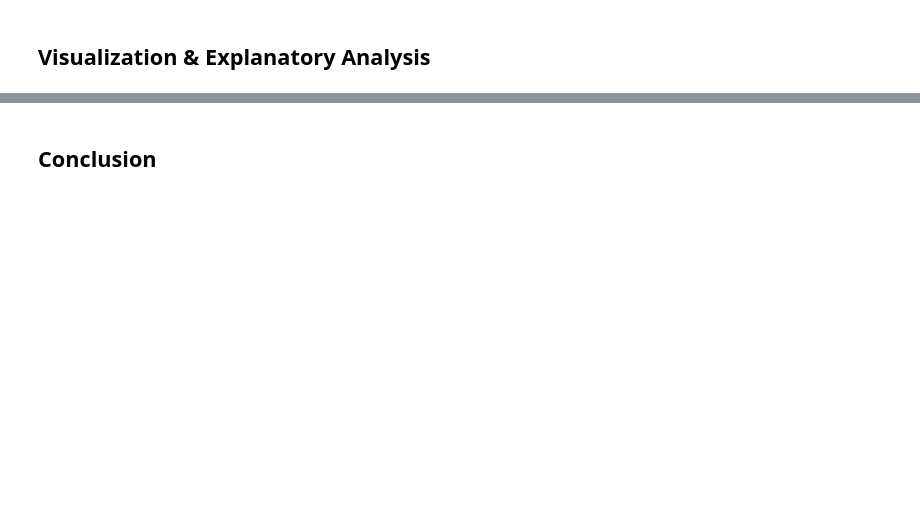
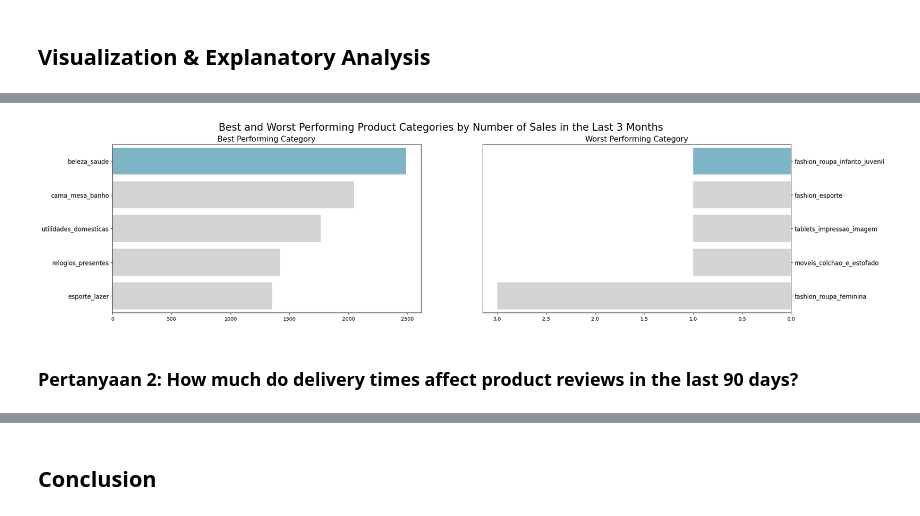
Before and after one commit to NathanAdhitya/dicoding-a555-final-project, a Jupyter notebook: notebook.ipynb, the cells around one changed output, grey strips where cells are left out. Drawn from its saved outputs; the diff is of its cells as text; code cells hidden in the pictures; blank space fills up the shorter version.

```diff
--- a/notebook.ipynb
+++ b/notebook.ipynb
@@ -91,3 +92,6 @@ order_reviews_df
 | 99222 | 1adeb9d84d72fe4e337617733eb85149 | 7725825d039fc1f0ceb7635e3f7d9206 | 4 | NaN | NaN | 2018-07-01 00:00:00 | ... |
 | 99223 | efe49f1d6f951dd88b51e6ccd4cc548f | 90531360ecb1eec2a1fbb265a0db0508 | 1 | NaN | meu produto chegou e ja tenho que... | 2017-07-03 00:00:00 | ... |
 99224 rows × 7 columns
+# %%
+order_items_df = pd.read_csv('dataset/order_items_dataset.csv')
+order_items_df
@@ -497,0 +763,6 @@ orders_df.describe(include='all')
+# %%
+# Find date start range from the data
+last_purchase_date = orders_df.agg({'order_purchase_timestamp': 'max'})
+start_date_filter = last_purchase_date.iloc[0] - pd.Timedelta(days=90)
+
+start_date_filter
@@ -497,0 +771,3 @@ orders_df.describe(include='all')
+# %%
+orders_last_90d_df = complete_order_df[complete_order_df['order_purchase_timestamp'] > start_date_filter]
+orders_last_90d_df.head()
@@ -497,0 +782,10 @@ orders_df.describe(include='all')
+# %%
+sum_order_items_df = (orders_last_90d_df
+    .groupby('product_category_name')
+    .agg({
+        'product_id': 'count',
+    })
+    .rename(columns={'product_id': 'sold_count'})
+)
+sum_order_items_df.sort_values('sold_count', ascending=False, inplace=True)
+sum_order_items_df.head()
@@ -497,0 +810,25 @@ orders_df.describe(include='all')
+# %%
+fig, ax = plt.subplots(nrows=1, ncols=2, figsize=(24, 6))
+colors = ["#72BCD4", "#D3D3D3", "#D3D3D3", "#D3D3D3", "#D3D3D3"]
+
+sns.barplot(x="sold_count", y="product_category_name", hue="product_category_name", data=sum_order_items_df.head(5), palette=colors, ax=ax[0])
+ax[0].set_ylabel(None)
+ax[0].set_xlabel(None)
+ax[0].set_title("Best Performing Category", loc="center", fontsize=15)
+ax[0].tick_params(axis ='y', labelsize=12)
+
+sns.barplot(x="sold_count", y="product_category_name", hue="product_category_name", data=sum_order_items_df.tail(5)[::-1], palette=colors, ax=ax[1])
+ax[1].set_ylabel(None)
+ax[1].set_xlabel(None)
+ax[1].invert_xaxis()
+ax[1].yaxis.set_label_position("right")
+ax[1].yaxis.tick_right()
+ax[1].set_title("Worst Performing Category", loc="center", fontsize=15)
+ax[1].tick_params(axis='y', labelsize=12)
+
+plt.suptitle("Best and Worst Performing Product Categories by Number of Sales in the Last 3 Months", fontsize=20)
+plt.show()
+# %% [output]
+[figure, added]
+# %% [markdown]
+### Pertanyaan 2: How much do delivery times affect product reviews in the last 90 days?
```
Also changed, not shown: parts of 72 cells of this notebook, 9 other files.
